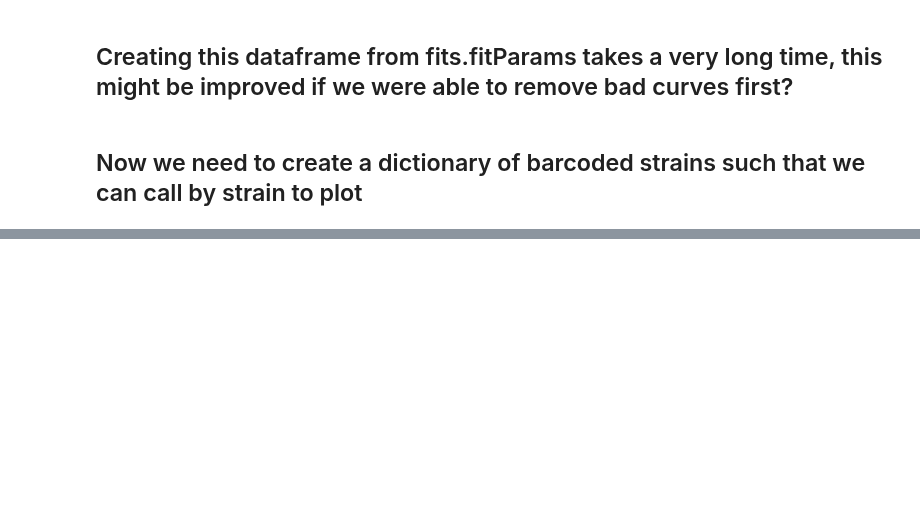
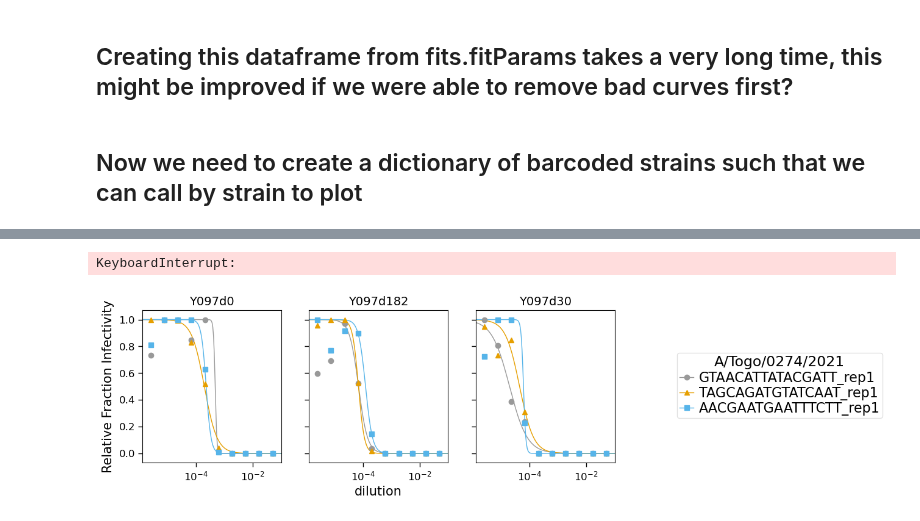
Before and after one commit to jbloomlab/seqneut-pipeline, a Jupyter notebook: workflow/notebooks/calculate-neutralization-potency.ipynb, the cells around one changed output, grey strips where cells are left out. Saved outputs shown, nothing was run; the diff lists cells and outputs as text; code cells hidden in the pictures; blank space fills up the shorter version.

Commit message:
updated to create all plots and with identifiers in barcode_runs file, updated naming to refer to serum rather than antibody

```diff
--- a/workflow/notebooks/calculate-neutralization-potency.ipynb
+++ b/workflow/notebooks/calculate-neutralization-potency.ipynb
@@ -100,32 +114,31 @@ median_ic50_frombarcodes['day'] = pd.to_numeric(median_ic50_frombarcodes['day'])
+# %%
+# Creating two dictionary that relates individuals to all sera run from that individual under different conditions so that we can plot all samples for the same individual in the same file
+## In addition, a dictionary is created that lists all viruses run for each individual, such that these can be used for plotting
+
+sera = fractioninfectivity_filtered.individual.unique().tolist()
+
+toplot = {}
+comparisons_in_dataset = {}
+for indiv in sera:
+    samples =  fractioninfectivity_filtered.loc[fractioninfectivity_filtered['individual'] == indiv]['serum'].unique().tolist()
+    toplot[indiv] = samples
+    virusesrun = fractioninfectivity_filtered.loc[fractioninfectivity_filtered['individual'] == indiv]['virus'].unique().tolist()
+    comparisons_in_dataset[indiv] = virusesrun
 # %%
 # This step is quite slow, we are creating a pdf for each serum sample, then outputing all the curves for all timepoints to the file.
 
-listofselection = fits.sera
-print(listofselection)
-sera = []
-for i in listofselection:
-    if i[0:4] not in sera:
-        sera.append(i[0:4])
-sera_withrep = ['D041','M099','Y044','D042','Y184','M131']
-toplot = {}
-for indiv in sera:
-    samples = [m for m in listofselection if indiv in m]
-    toplot[indiv] = samples
-
 for indiv in toplot:
     with PdfPages(os.path.join(filepath_prefix, config["selection_dir"]+"/"+indiv+".pdf")) as pdf:
-        if indiv in sera_withrep:
-            for i in condense:
-                fig, axes = fits.plotSera(sera=toplot[indiv], viruses=condense[i],xlabel='dilution',ylabel='Relative Fraction Infectivity',legendfontsize=16,legendtitle=i,max_viruses_per_subplot=8)
-                pdf.savefig(bbox_inches='tight')  # saves the current figure into a pdf page
-                plt.close()
-        else:
-            for i in condense:
-                viruses_list =  [x for x in condense[i] if "_rep2" not in x]
-                fig, axes = fits.plotSera(sera=toplot[indiv], viruses=viruses_list,xlabel='dilution',ylabel='Relative Fraction Infectivity',legendfontsize=16,legendtitle=i,max_viruses_per_subplot=8)
-                pdf.savefig(bbox_inches='tight')  # saves the current figure into a pdf page
-                plt.close()
+        for i in condense:
+            viruses_for_strain = condense[i]
+            viruses_to_plot = [virus for virus in viruses_for_strain if virus in comparisons_in_dataset[indiv]]
+            fig, axes = fits.plotSera(sera=toplot[indiv], viruses=viruses_to_plot,xlabel='dilution',ylabel='Relative Fraction Infectivity',legendfontsize=16,legendtitle=i,max_viruses_per_subplot=8)
+            pdf.savefig(bbox_inches='tight')  # saves the current figure into a pdf page
+            plt.close()
     plt.close('all')
+# %% [output]
+KeyboardInterrupt:
+[figure, added]
 # %%
 if snakemake:
     median_ic50_frombarcodes.to_csv(median_ic50s, index=False)
```
Also changed, not shown: parts of 3 cells of this notebook, 6 other files.
